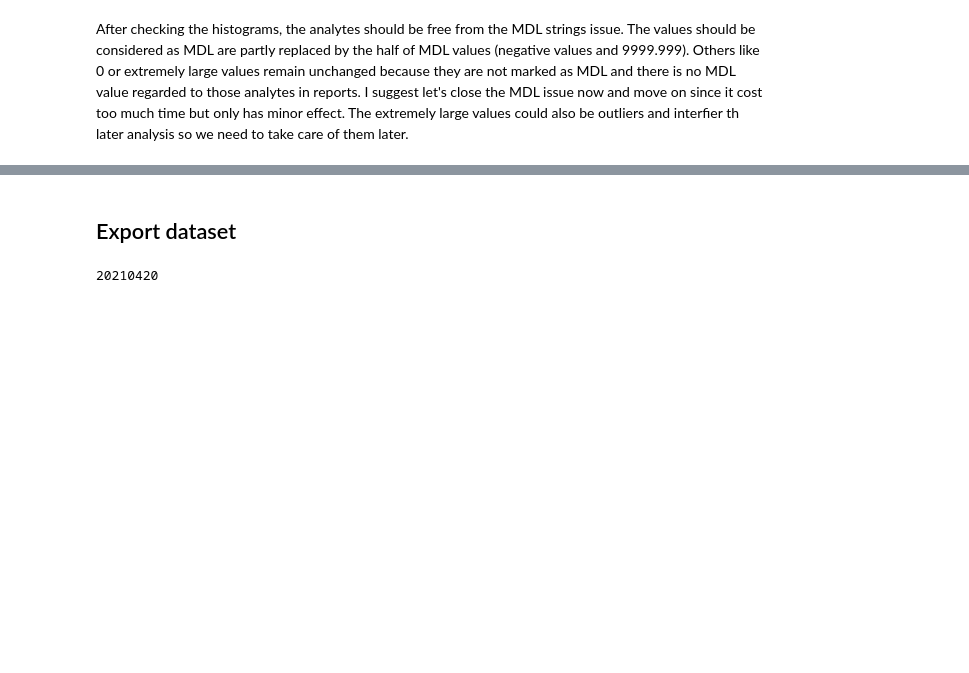
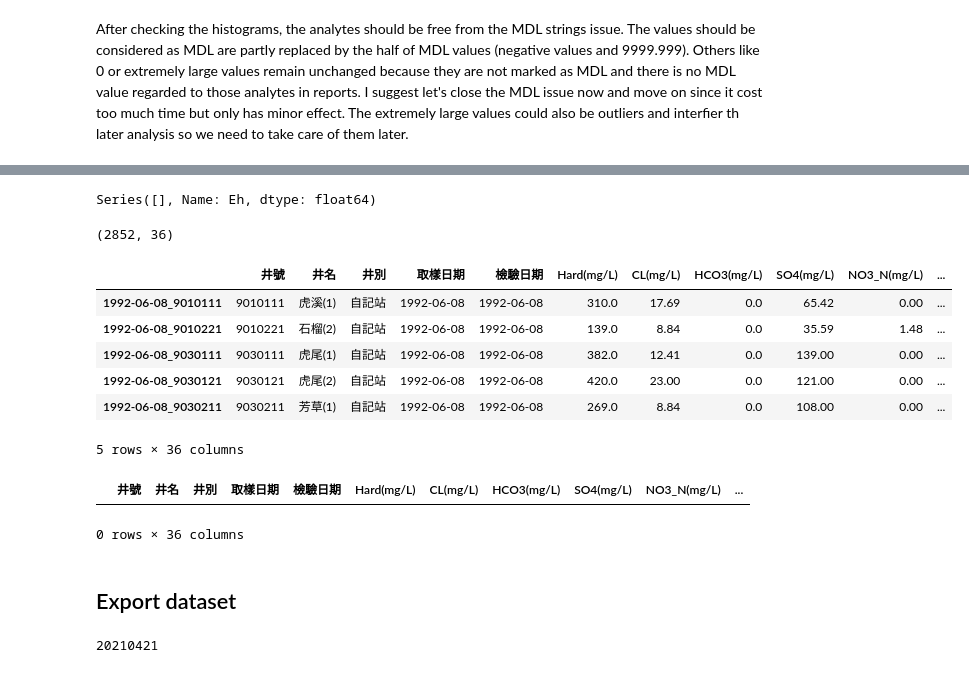
Before and after one commit to dispink/SI_TW, a Jupyter notebook: mapping_01.ipynb, the cells around one changed output, grey strips where cells are left out. Cells and saved outputs as stored; diff of their text form; code cells hidden in the pictures; blank space fills up the shorter version.

Commit message:
Merge Eh and OxReElevel as one analyte (Eh)
Output:
wra_1992-2019_compile_20210421.xlsx
	modified:   mapping_01.ipynb

```diff
--- a/mapping_01.ipynb
+++ b/mapping_01.ipynb
@@ -403,0 +407,3 @@ After checking the histograms, the analytes should be free from the MDL strings
+# %%
+wa_compile = pd.read_excel('data/wra_1992-2019_compile_20210420.xlsx', index_col=0)
+print(wa_compile.shape)
@@ -403,0 +412,5 @@ After checking the histograms, the analytes should be free from the MDL strings
+# %%
+eh = np.hstack((wa_compile.Eh[~wa_compile.Eh.isna()], wa_compile.loc[~wa_compile['OxReElevel(mg/L)'].isna(), 'OxReElevel(mg/L)']))
+eh_idx = np.hstack((wa_compile.index[~wa_compile.Eh.isna()], wa_compile.index[~wa_compile['OxReElevel(mg/L)'].isna()]))
+eh_se = pd.Series(eh, index=eh_idx, name='Eh')
+eh_se
@@ -404,7 +430,29 @@ After checking the histograms, the analytes should be free from the MDL strings
+# %%
+eh_se[eh_se.index.duplicated()]
+# %% [output]
+Series([], Name: Eh, dtype: float64)
+# %%
+wa_compile = pd.concat([wa_compile.drop(['Eh', 'OxReElevel(mg/L)', 'sheet'], axis=1), eh_se, wa_compile.sheet], axis=1, join='outer')
+print(wa_compile.shape)
+wa_compile.head()
+# %% [output]
+(2852, 36)
+|  | 井號 | 井名 | 井別 | 取樣日期 | 檢驗日期 | Hard(mg/L) | CL(mg/L) | HCO3(mg/L) | SO4(mg/L) | NO3_N(mg/L) | ... |
+| 1992-06-08_9010111 | 9010111 | 虎溪(1) | 自記站 | 1992-06-08 | 1992-06-08 | 310.0 | 17.69 | 0.0 | 65.42 | 0.00 | ... |
+| 1992-06-08_9010221 | 9010221 | 石榴(2) | 自記站 | 1992-06-08 | 1992-06-08 | 139.0 | 8.84 | 0.0 | 35.59 | 1.48 | ... |
+| 1992-06-08_9030111 | 9030111 | 虎尾(1) | 自記站 | 1992-06-08 | 1992-06-08 | 382.0 | 12.41 | 0.0 | 139.00 | 0.00 | ... |
+| 1992-06-08_9030121 | 9030121 | 虎尾(2) | 自記站 | 1992-06-08 | 1992-06-08 | 420.0 | 23.00 | 0.0 | 121.00 | 0.00 | ... |
+| 1992-06-08_9030211 | 9030211 | 芳草(1) | 自記站 | 1992-06-08 | 1992-06-08 | 269.0 | 8.84 | 0.0 | 108.00 | 0.00 | ... |
+5 rows × 36 columns
+# %%
+wa_compile[wa_compile.index.duplicated()]
+# %% [output]
+|  | 井號 | 井名 | 井別 | 取樣日期 | 檢驗日期 | Hard(mg/L) | CL(mg/L) | HCO3(mg/L) | SO4(mg/L) | NO3_N(mg/L) | ... |
+0 rows × 36 columns
 # %% [markdown]
 ## Export dataset
 # %%
 wa_compile.to_excel('data/wra_1992-2019_compile_{}.xlsx'.format(date))
 print(date)
 # %% [output]
-20210420
+20210421
```
Also changed, not shown: parts of 3 cells of this notebook.
